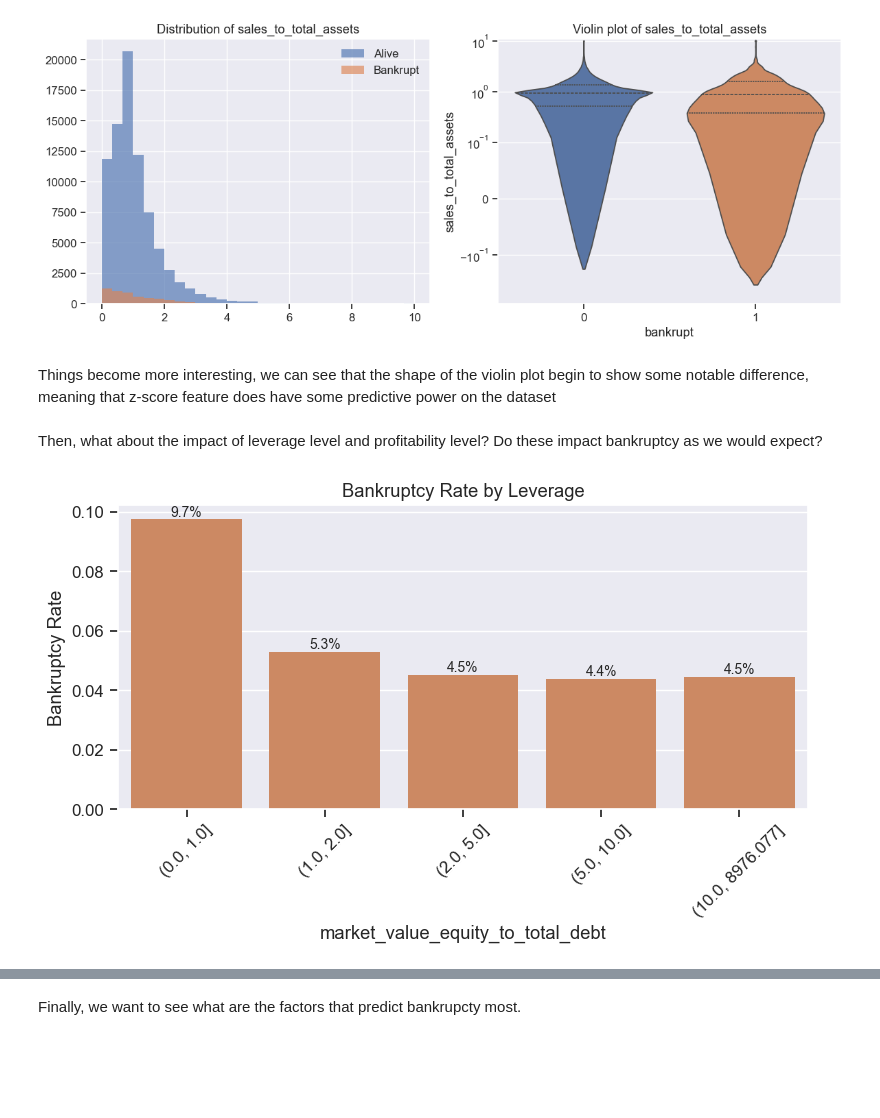
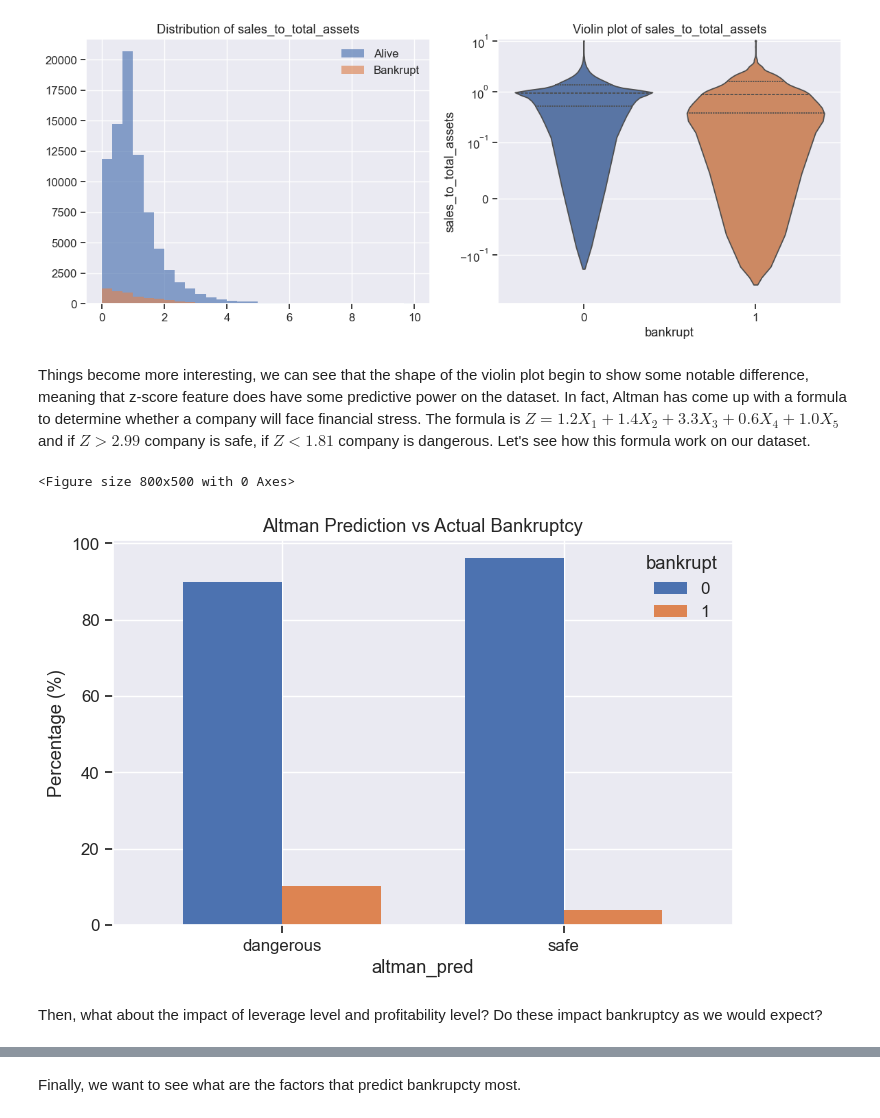
Before and after one commit to matt-alegrado/Company-Bankruptcy-Prediction, a Jupyter notebook: visualization.ipynb, the cells around one changed output, grey strips where cells are left out. Saved outputs shown, nothing was run; the diff lists cells and outputs as text; code cells hidden in the pictures; blank space fills up the shorter version.

```diff
--- a/visualization.ipynb
+++ b/visualization.ipynb
@@ -366,12 +335,37 @@ plot_bankrupt_features(
 [figure]
 [figure]
 # %% [markdown]
-Things become more interesting, we can see that the shape of the violin plot begin to show some notable difference, meaning that z-score feature does have some predictive power on the dataset
+Things become more interesting, we can see that the shape of the violin plot begin to show some notable difference, meaning that z-score feature does have some predictive power on the dataset. In fact, Altman has come up with a formula to determine whether a company will face financial stress. The formula is $Z = 1.2 X_1 + 1.4 X_2 + 3.3 X_3 + 0.6 X_4 + 1.0 X_5$ and if $Z > 2.99$ company is safe, if $Z < 1.81$ company is dangerous. Let's see how this formula work on our dataset.
+# %%
+df_plot = df_merge.copy()
+
+# apply Altman formula
+df_plot["altman_z"] = (
+      1.2 * df_merge["working_capital_to_total_assets"]
+    + 1.4 * df_merge["retained_earnings_to_total_assets"]
+    + 3.3 * df_merge["ebit_to_total_assets"]
+    + 0.6 * df_merge["market_value_equity_to_total_debt"]
+    + 1.0 * df_merge["sales_to_total_assets"]
+)
+
+# apply Altman thresholds
+df_plot["altman_pred"] = df_plot["altman_z"].apply(
+    lambda z: 'safe' if z > 2.99 else ('dangerous' if z < 1.81 else 'grey')
+)
+
+df_sub = df_plot[df_plot["altman_pred"].isin(["safe","dangerous"])]
+
+plot_grouped(
+    df_sub,
+    group_col="altman_pred",
+    count_col="bankrupt",
+    df_name="altman_grouped",
+    title="Altman Prediction vs Actual Bankruptcy",
+    colors=["#4C72B0","#DD8452"],
+    show_pct=True
+)
+# %% [output]
+<Figure size 800x500 with 0 Axes>
+[figure, added]
 # %% [markdown]
 Then, what about the impact of leverage level and profitability level? Do these impact bankruptcy as we would expect?
-# %%
-leverage_bins = [0, 1, 2, 5, 10, df_merge['market_value_equity_to_total_debt'].max()]
-plot_bin_rate(df_merge, col='market_value_equity_to_total_debt', bins=leverage_bins,
-              title="Bankruptcy Rate by Leverage")
-# %% [output]
-[figure, removed]
```
Also changed, not shown: parts of 47 cells of this notebook, 10 other files.
